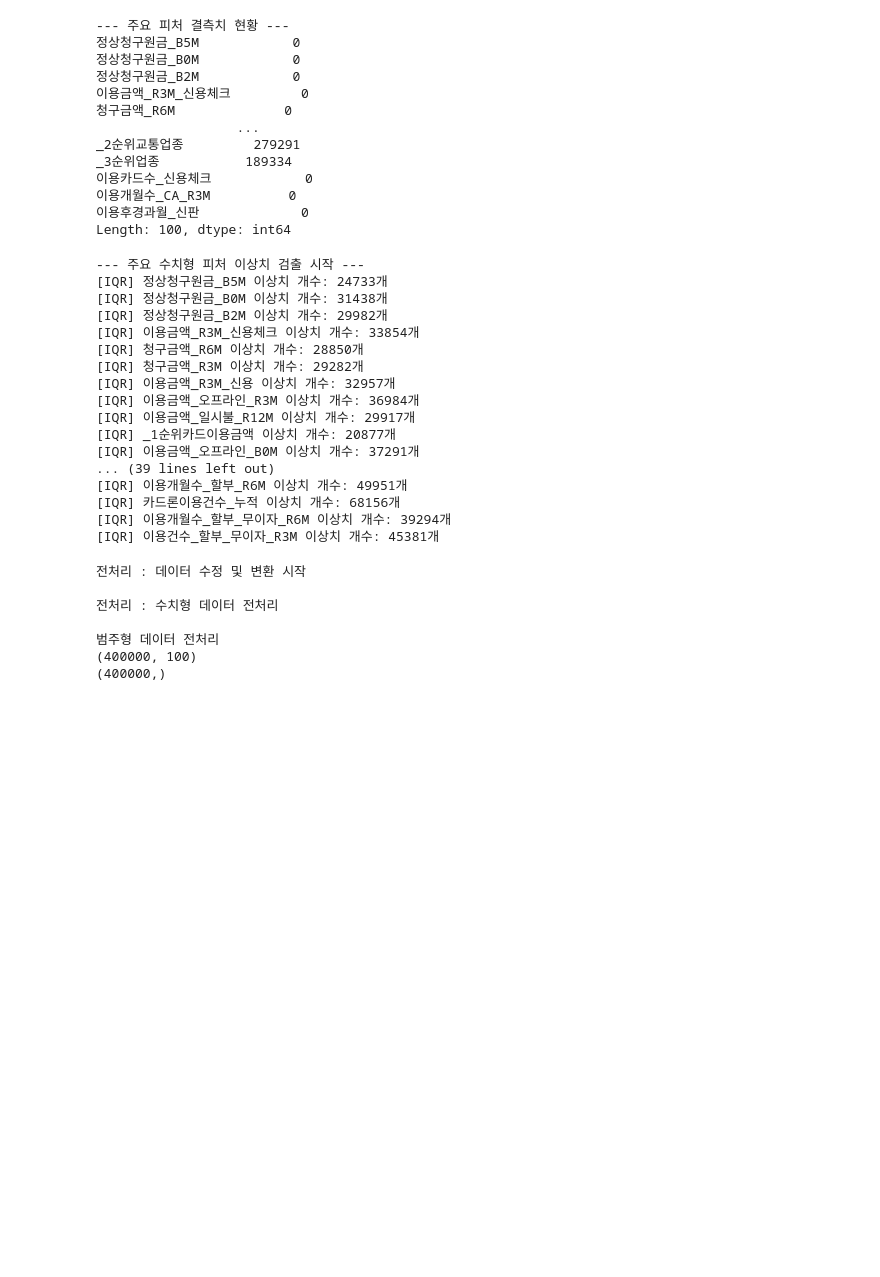
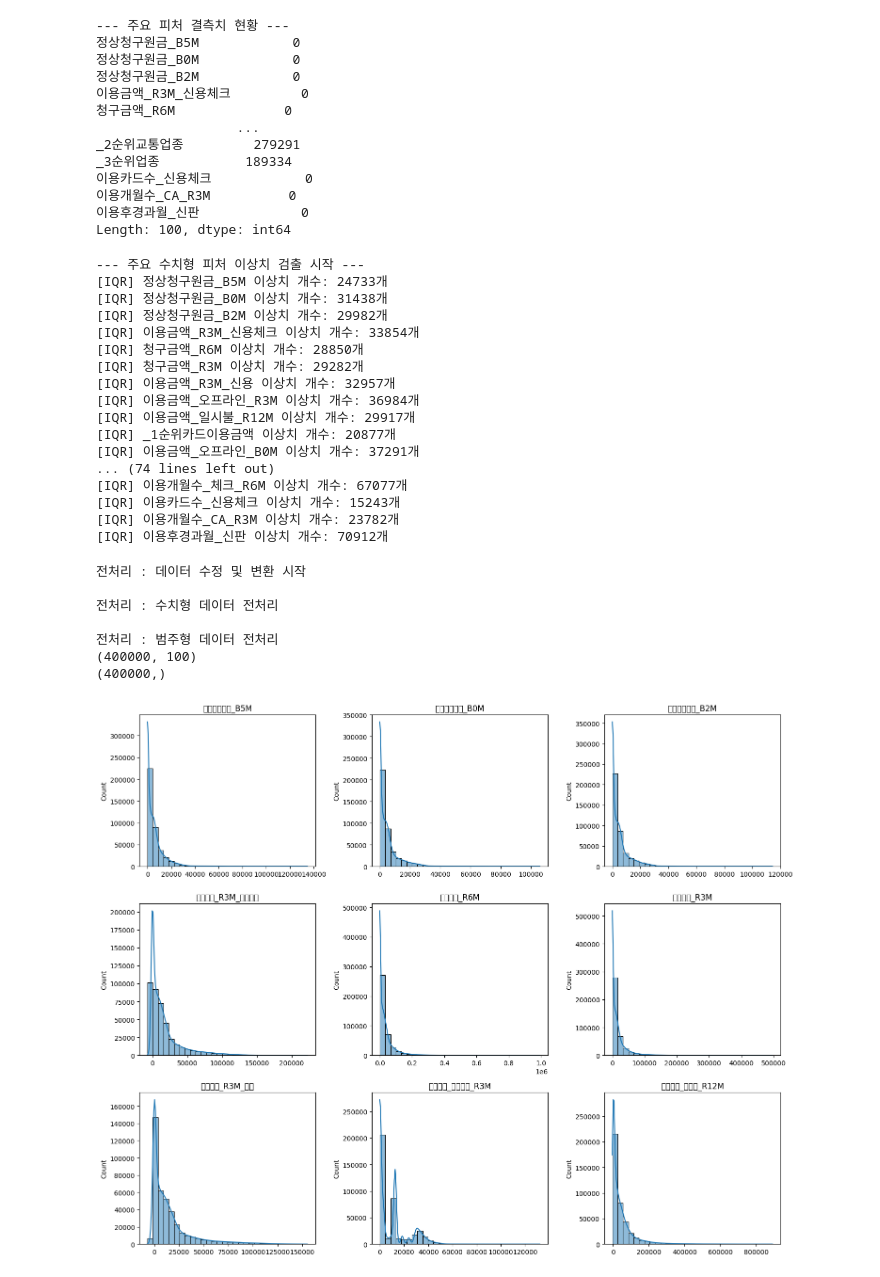
Before and after one commit to msssggg3-14/Computational-Statistics, a Jupyter notebook: submission.ipynb, the cells around one changed output. Drawn from its saved outputs; the diff is of its cells as text; code cells hidden in the pictures; blank space fills up the shorter version.

```diff
--- a/submission.ipynb
+++ b/submission.ipynb
@@ -333,12 +333,12 @@ def detect_outliers_iqr_safe(df, column):
 
 
 print("\n--- 주요 수치형 피처 이상치 검출 시작 ---")
-for col in top_num_features[:30]:
+for col in top_num_features[:50]:
     detect_outliers_iqr_safe(merged_train_df, col)
 
 
 print("\n--- 주요 범주형 피처 이상치 검출 시작 ---")
-for col in top_cat_features[:30]:
+for col in top_cat_features[:50]:
     detect_outliers_iqr_safe(merged_train_df, col)
 
 # 특정 피처 하나만 보고 싶을 때:
@@ -357,11 +357,11 @@ for col in top_cat_features[:30]:
 [IQR] 이용금액_일시불_R12M 이상치 개수: 29917개
 [IQR] _1순위카드이용금액 이상치 개수: 20877개
 [IQR] 이용금액_오프라인_B0M 이상치 개수: 37291개
-... (39 lines left out)
-[IQR] 이용개월수_할부_R6M 이상치 개수: 49951개
-[IQR] 카드론이용건수_누적 이상치 개수: 68156개
-[IQR] 이용개월수_할부_무이자_R6M 이상치 개수: 39294개
-[IQR] 이용건수_할부_무이자_R3M 이상치 개수: 45381개
+... (74 lines left out)
+[IQR] 이용개월수_체크_R6M 이상치 개수: 67077개
+[IQR] 이용카드수_신용체크 이상치 개수: 15243개
+[IQR] 이용개월수_CA_R3M 이상치 개수: 23782개
+[IQR] 이용후경과월_신판 이상치 개수: 70912개
 # %%
 bbbb = pd.DataFrame(merged_train_df.columns)
 # %%
@@ -385,7 +385,7 @@ for col in top_num_features:
     X[col] = np.log1p(X[col])
 
 # 범주형 데이터 전처리
-print("범주형 데이터 전처리")
+print("전처리 : 범주형 데이터 전처리")
 X[top_cat_features] = X[top_cat_features].fillna('Missing')
 
 # label encoding 적용
@@ -402,6 +402,27 @@ print(y_encoded.shape)
 
 전처리 : 수치형 데이터 전처리
 
-범주형 데이터 전처리
+전처리 : 범주형 데이터 전처리
 (400000, 100)
 (400000,)
+# %%
+# 수치형 데이터 그래프
+
+import seaborn as sns
+import matplotlib.pyplot as plt
+
+features_to_show = top_num_features[:9]
+
+plt.figure(figsize=(15, 12))
+
+for i, col in enumerate(features_to_show):
+    plt.subplot(3, 3, i+1) # 3행 3열 그리드
+    # 로그 변환 전인지 후인지에 따라 모양이 다를 겁니다.
+    sns.histplot(merged_train_df[col], kde=True, bins=30)
+    plt.title(col)
+    plt.xlabel('')
+
+plt.tight_layout()
+plt.show()
+# %% [output]
+[figure, added]
```
Also changed, not shown: parts of 4 cells of this notebook.
